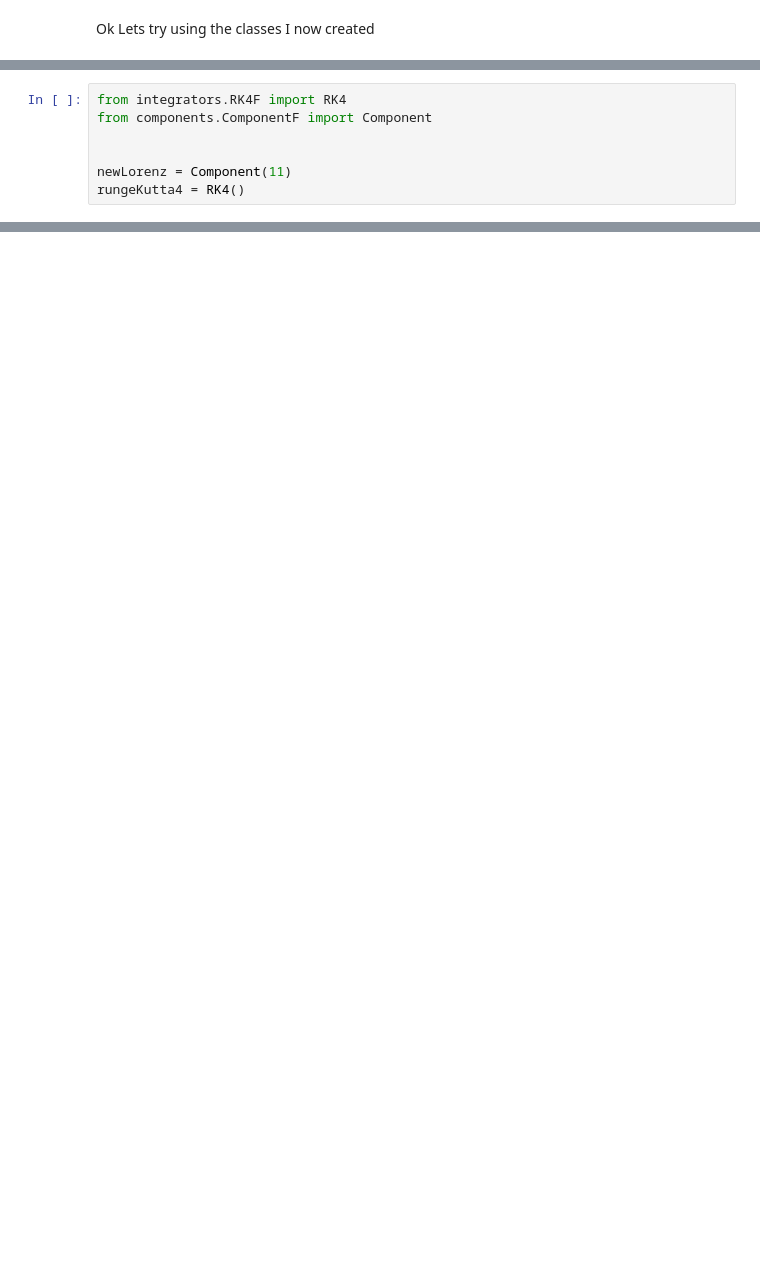
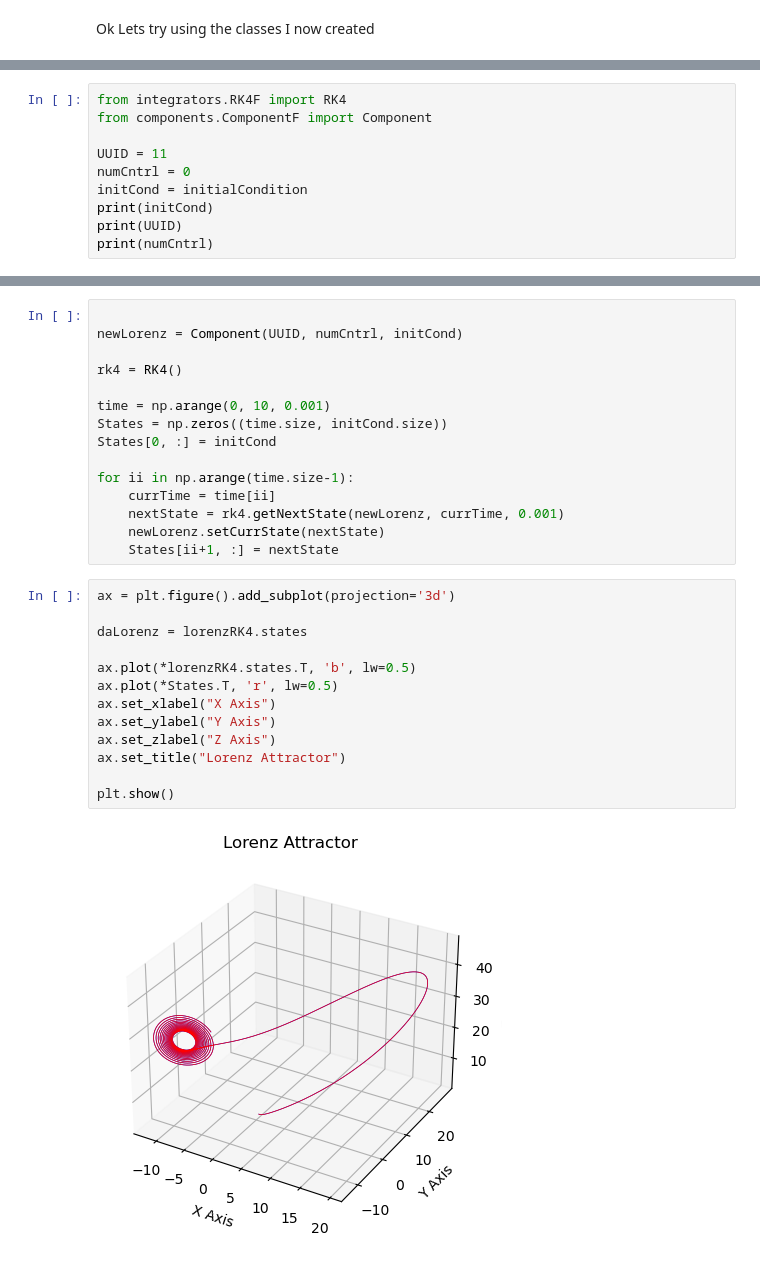
Before and after one commit to jsr2022/project_ad_caelos, a Jupyter notebook: adcaelos/testEnvironment.ipynb, the cells around one changed output, grey strips where cells are left out. Cells and saved outputs as stored; diff of their text form; blank space fills up the shorter version.

```diff
--- a/adcaelos/testEnvironment.ipynb
+++ b/adcaelos/testEnvironment.ipynb
@@ -133,7 +137,10 @@ Ok Lets try using the classes I now created
 from integrators.RK4F import RK4
 from components.ComponentF import Component
 
-
-newLorenz = Component(11)
-rungeKutta4 = RK4()
+UUID = 11
+numCntrl = 0
+initCond = initialCondition
+print(initCond)
+print(UUID)
+print(numCntrl)
 # %% [output]
@@ -140,0 +161,30 @@ TypeError: Can't instantiate abstract class RK4 with abstract method getNextStat
+# %%
+
+newLorenz = Component(UUID, numCntrl, initCond)
+
+rk4 = RK4()
+
+time = np.arange(0, 10, 0.001)
+States = np.zeros((time.size, initCond.size))
+States[0, :] = initCond
+
+for ii in np.arange(time.size-1):
+    currTime = time[ii]
+    nextState = rk4.getNextState(newLorenz, currTime, 0.001)
+    newLorenz.setCurrState(nextState)
+    States[ii+1, :] = nextState
+# %%
+ax = plt.figure().add_subplot(projection='3d')
+
+daLorenz = lorenzRK4.states
+
+ax.plot(*lorenzRK4.states.T, 'b', lw=0.5)
+ax.plot(*States.T, 'r', lw=0.5)
+ax.set_xlabel("X Axis")
+ax.set_ylabel("Y Axis")
+ax.set_zlabel("Z Axis")
+ax.set_title("Lorenz Attractor")
+
+plt.show()
+# %% [output]
+[figure, added]
```
Also changed, not shown: parts of 7 cells of this notebook, 4 other files.
